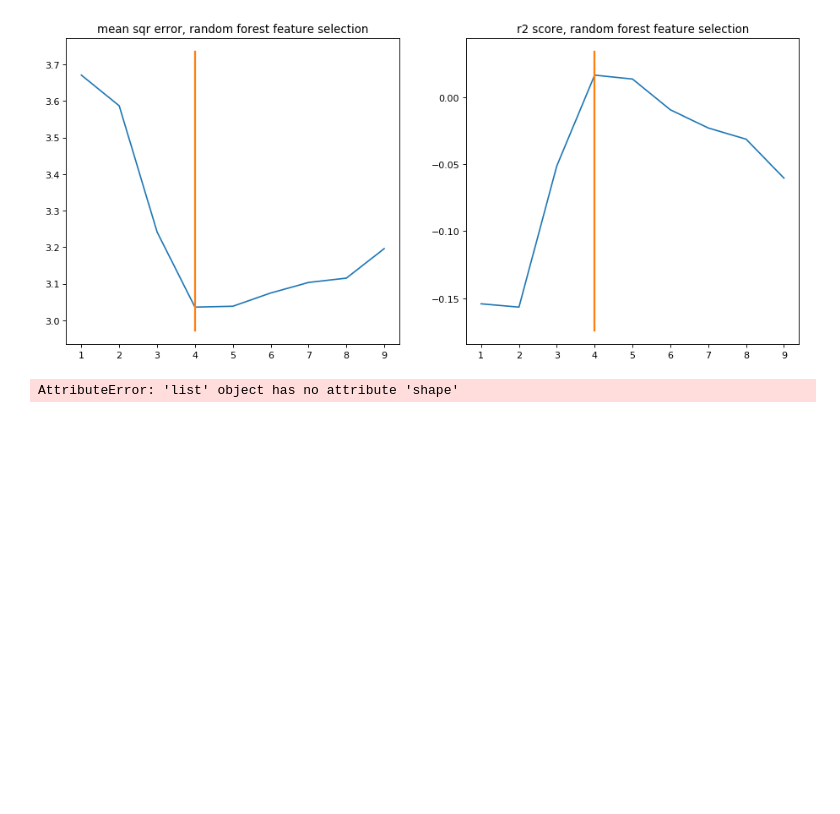
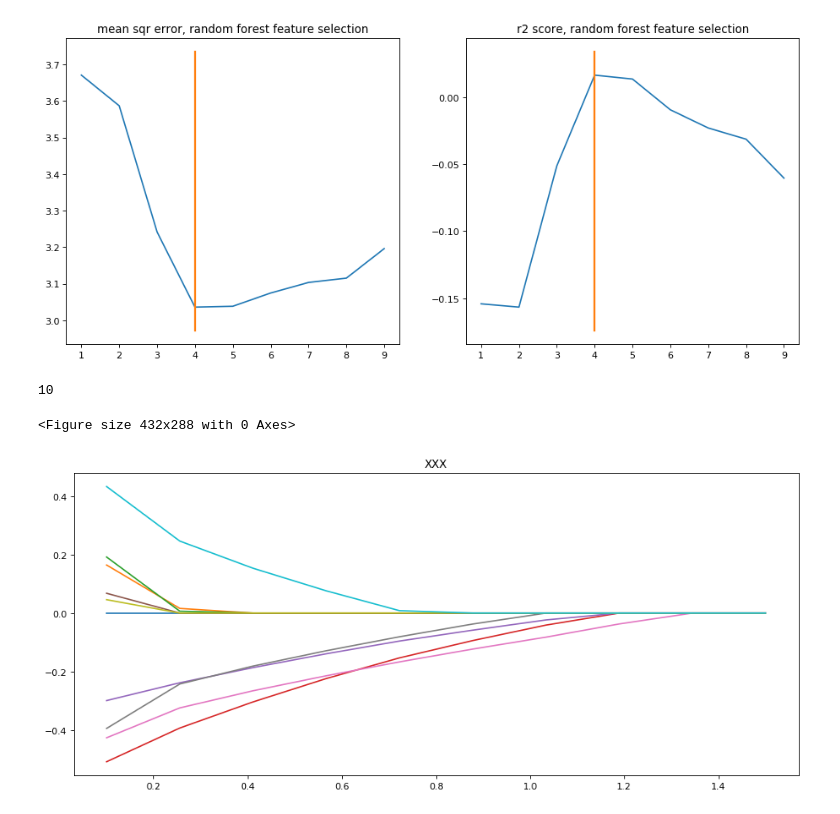
Before and after one commit to edforsberg/MVE440_TakeHomeExam, a Jupyter notebook: Ex1/main.ipynb, the cells around one changed output. Saved outputs shown, nothing was run; the diff lists cells and outputs as text; code cells hidden in the pictures; blank space fills up the shorter version.

Commit message:
elastic net

```diff
--- a/Ex1/main.ipynb
+++ b/Ex1/main.ipynb
@@ -67,10 +67,10 @@ def sequential_feature_selector(X,y,nrFeatures,forward_):
 from sklearn.linear_model import ElasticNet as ELN
 import numpy as np
 
-def elastic_net(X,y,start, end, steps, ratio = 0.5):
+def elastic_net(X,y, Alpha, ratio = 0.5):
     coef = []
     #ratio = l1_r
-    Alpha = np.linspace(start,end,steps)#np.logspace(0.1, 0.01, num=10)
+    #Alpha = np.linspace(start,end,steps)#np.logspace(0.1, 0.01, num=10)
     for a in Alpha:
         reg = ELN(alpha=a, copy_X=True, fit_intercept=True, l1_ratio=ratio,
               max_iter=1000, normalize=False, positive=False, precompute=False,
@@ -148,14 +148,19 @@ plt.show()
 # %%
 import matplotlib.pyplot as plt
 import numpy as np
 
-coeff = elastic_net(xData,yData,0.1, 1.5, 10, 0.5)
-print(coef.shape[0])
-
+nrFeatures = xData.shape[1]
+print(nrFeatures)
+steps = 10
+Alpha = np.linspace(0.1,1.5,steps)
+coef = elastic_net(xData,yData,Alpha, 0.5)
 plt.clf()
 plt.figure(num=None, figsize=(14, 6), dpi=80, facecolor='w', edgecolor='k')
-#for
-plt.plot(range(1,nrFeatures, step),[i[0] for i in performance])
-plt.title('XXX')
+
+for i in range(nrFeatures):
+    plt.plot(Alpha,[c[i] for c in coef])
+    plt.title('XXX')
 # %% [output]
-AttributeError: 'list' object has no attribute 'shape'
+10
+<Figure size 432x288 with 0 Axes>
+[figure, added]
```
